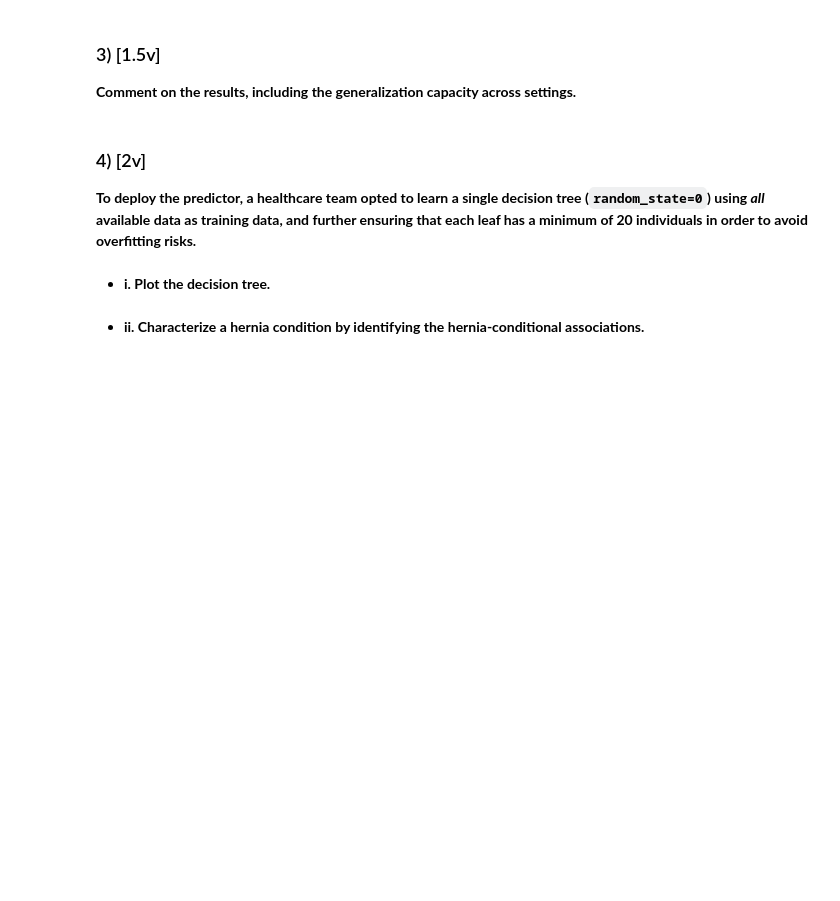
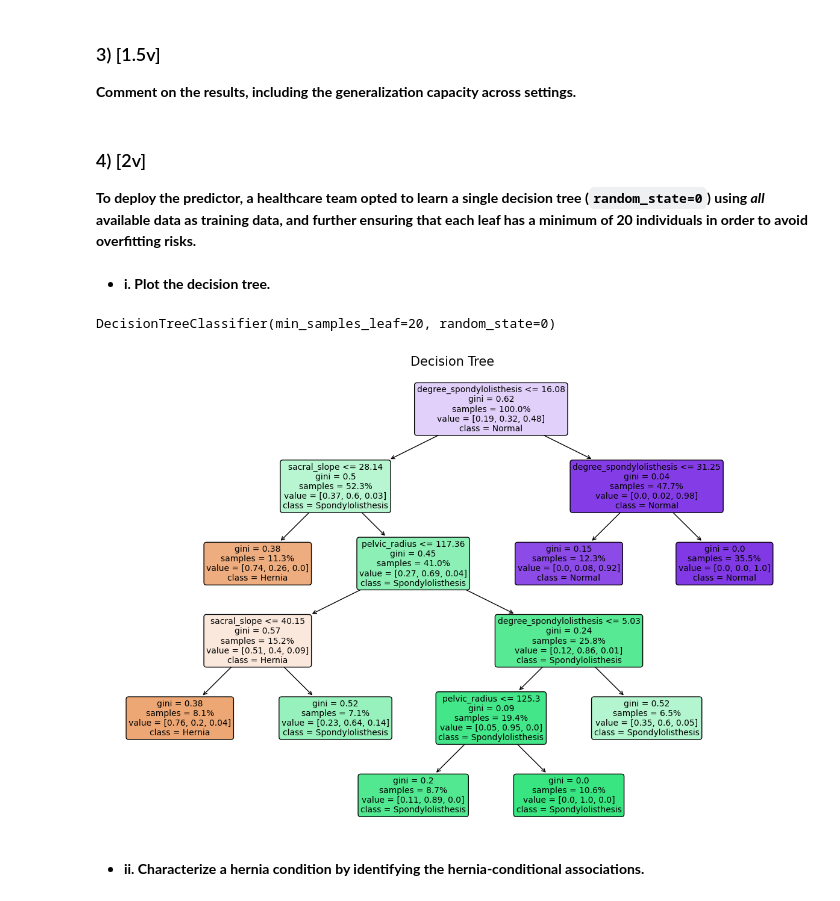
Before and after one commit to gocho1307/Homeworks-ML, a Jupyter notebook: hw1/hw1.ipynb, the cells around one changed output. Saved outputs shown, nothing was run; the diff lists cells and outputs as text; code cells hidden in the pictures; blank space fills up the shorter version.

```diff
--- a/hw1/hw1.ipynb
+++ b/hw1/hw1.ipynb
@@ -209,2 +212,24 @@ a minimum of 20 individuals in order to avoid overfitting risks.**
+# %%
+# Read the ARFF file and prepare data
+data = loadarff("./data/column_diagnosis.arff")
+df = pd.DataFrame(data[0])
+df["class"] = df["class"].str.decode("utf-8")
+X, y = df.drop("class", axis=1), df["class"]
+# %%
+# Create and train the decision tree classifier
+clf = DecisionTreeClassifier(random_state=0, min_samples_leaf=20)
+clf.fit(X, y)
+# %% [output]
+DecisionTreeClassifier(min_samples_leaf=20, random_state=0)
+# %%
+# Set style and plot the decision tree
+plt.figure(figsize=(15, 10))
+plot_tree(clf, filled=True, feature_names=X.columns, class_names=df["class"].unique(),
+          rounded=True, fontsize=10, proportion=True, precision=2)
+plt.title("Decision Tree", fontsize=15)
+plt.savefig("./report/decision_tree.svg")
+plt.show()
+# %% [output]
+[figure, added]
 # %% [markdown]
 - **ii. Characterize a hernia condition by identifying the hernia-conditional associations.**
```
Also changed, not shown: parts of 3 cells of this notebook, 4 other files.
